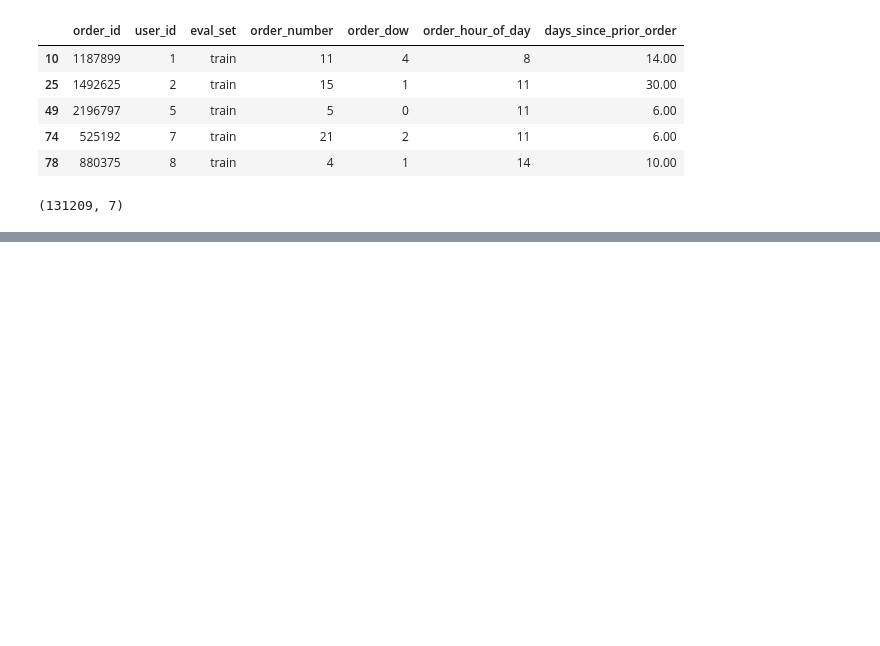
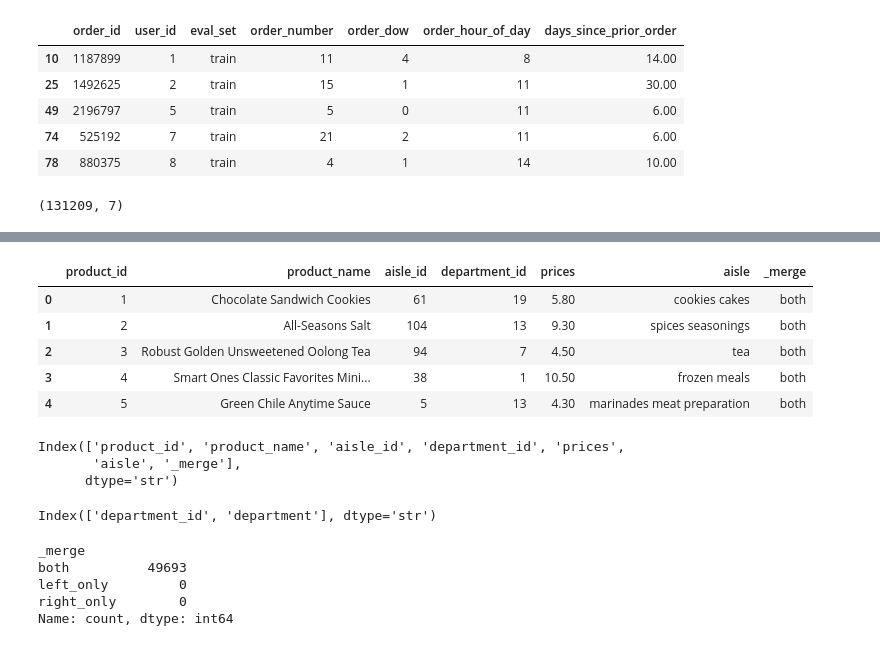
Before and after one commit to karamian-ani/data_analytics_with_python, a Jupyter notebook: notebooks/05_pandas.ipynb, the cells around one changed output, grey strips where cells are left out. Cells and saved outputs as stored; diff of their text form; code cells hidden in the pictures; blank space fills up the shorter version.

```diff
--- a/notebooks/05_pandas.ipynb
+++ b/notebooks/05_pandas.ipynb
@@ -264,0 +478,32 @@ df_orders_train.shape
+# %%
+#pd.merge(left_df, right_df, on="key_column", how="left")
+df_products_aisles = pd.merge(df_products, df_aisles,
+                              on="aisle_id",
+                              how="left", indicator=True)
+# %%
+df_products_aisles.head()
+# %% [output]
+|  | product_id | product_name | aisle_id | department_id | prices | aisle | _merge |
+| 0 | 1 | Chocolate Sandwich Cookies | 61 | 19 | 5.80 | cookies cakes | both |
+| 1 | 2 | All-Seasons Salt | 104 | 13 | 9.30 | spices seasonings | both |
+| 2 | 3 | Robust Golden Unsweetened Oolong Tea | 94 | 7 | 4.50 | tea | both |
+| 3 | 4 | Smart Ones Classic Favorites Mini... | 38 | 1 | 10.50 | frozen meals | both |
+| 4 | 5 | Green Chile Anytime Sauce | 5 | 13 | 4.30 | marinades meat preparation | both |
+# %%
+print(df_products_aisles.columns)
+# %% [output]
+Index(['product_id', 'product_name', 'aisle_id', 'department_id', 'prices',
+       'aisle', '_merge'],
+      dtype='str')
+# %%
+print(df_departments.columns)
+# %% [output]
+Index(['department_id', 'department'], dtype='str')
+# %%
+df_products_aisles['_merge'].value_counts()
+# %% [output]
+_merge
+both          49693
+left_only         0
+right_only        0
+Name: count, dtype: int64
```
Also changed, not shown: parts of 42 cells of this notebook, 3 other files.
